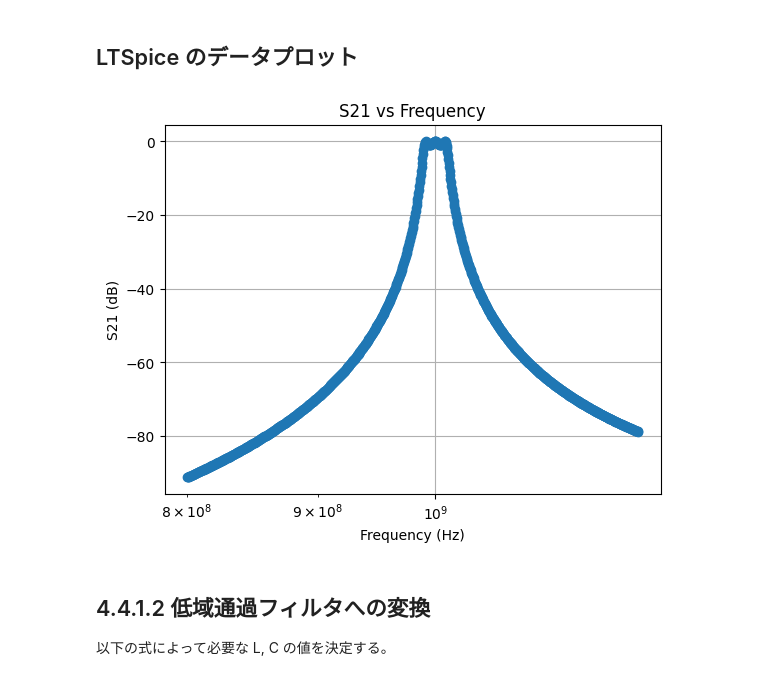
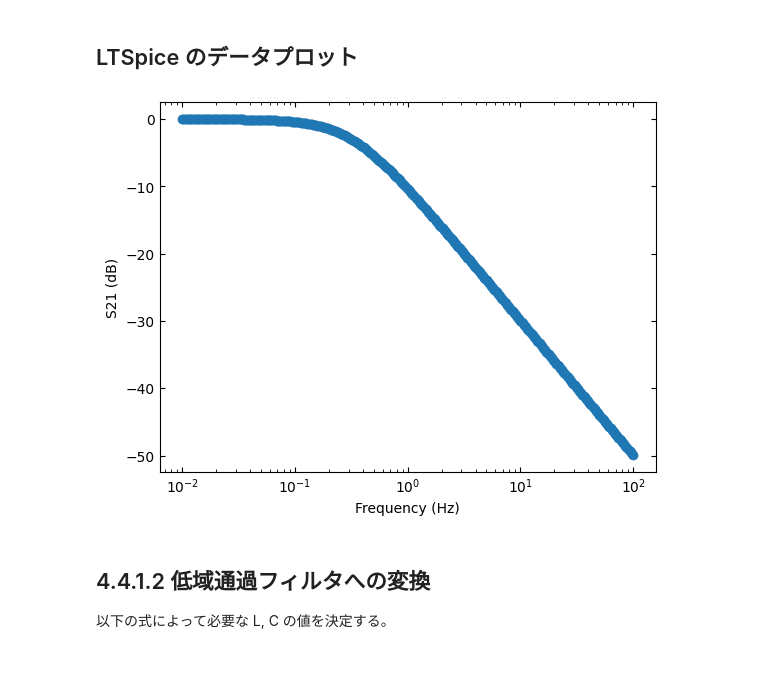
Before and after one commit to kosukemtr/microwave, a Jupyter notebook: microwave.ipynb, the cells around one changed output. Drawn from its saved outputs; the diff is of its cells as text; code cells hidden in the pictures.

```diff
--- a/microwave.ipynb
+++ b/microwave.ipynb
@@ -7,35 +7,35 @@
 # %%
 import matplotlib.pyplot as plt
 import numpy as np
 
 # Read the file and extract the data
-with open('/content/Draft1.txt', 'r', encoding='ISO-8859-1') as f:
+with open('/content/test.txt', 'r', encoding='ISO-8859-1') as f:
     lines = f.readlines()
 
 frequencies = []
 dB_values = []
 
 for line in lines[1:]:
     parts = line.strip().split('\t')  # Assuming the data is tab-separated
     frequency = float(parts[0])
     s21 = parts[1].split(',')[0]  # Split by comma to get the dB part
     dB = float(s21[1:-2])  # Remove the "dB" part and convert to float
     frequencies.append(frequency)
     dB_values.append(dB)
 
 # Convert lists to numpy arrays for better performance with matplotlib
 frequencies = np.array(frequencies)
 dB_values = np.array(dB_values)
 
 # Plotting
 plt.plot(frequencies, dB_values, marker='o')
 plt.xlabel('Frequency (Hz)')
 plt.ylabel('S21 (dB)')
 plt.xscale("log")
 plt.tick_params(axis='both', which='both', direction='in',  top=True, right=True)
 plt.show()
 # %% [output]
-[figure, old version]
+[figure, new version]
 # %% [markdown]
 ## 4.4.1.2 低域通過フィルタへの変換
 
```
Also changed, not shown: parts of 12 cells of this notebook.
